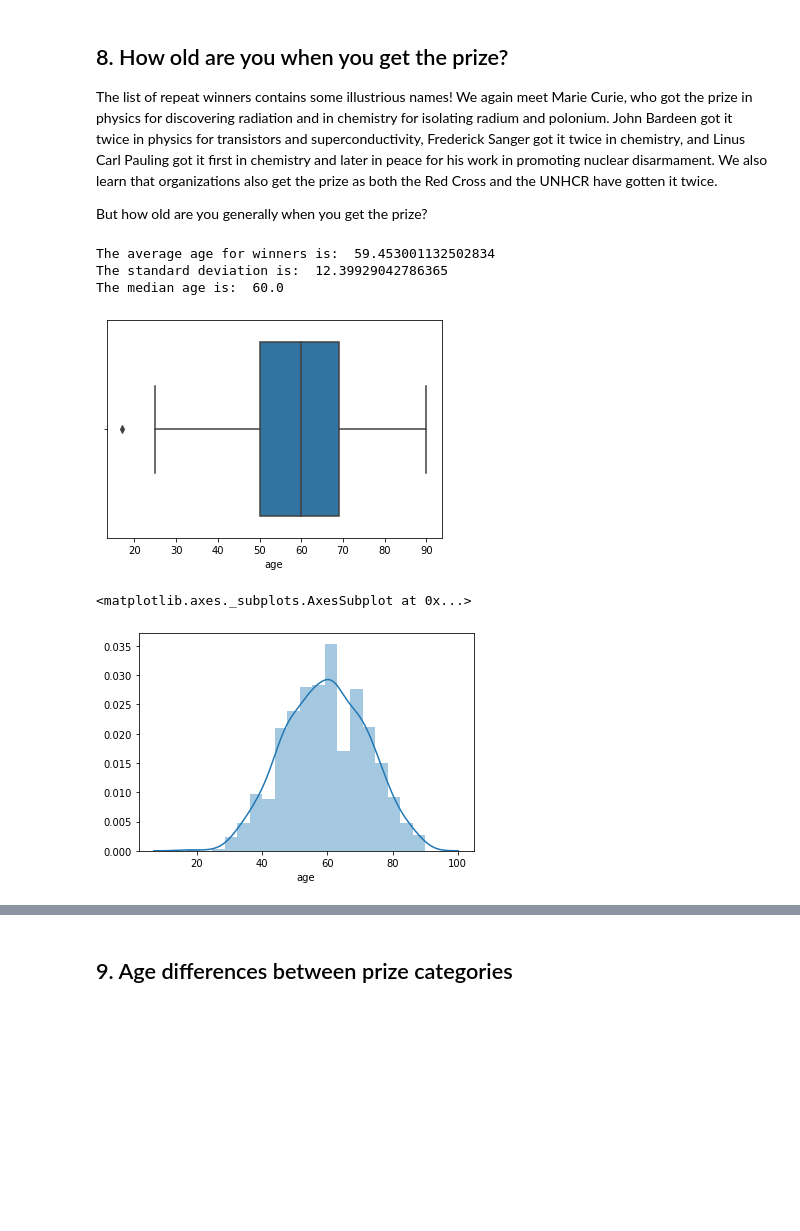
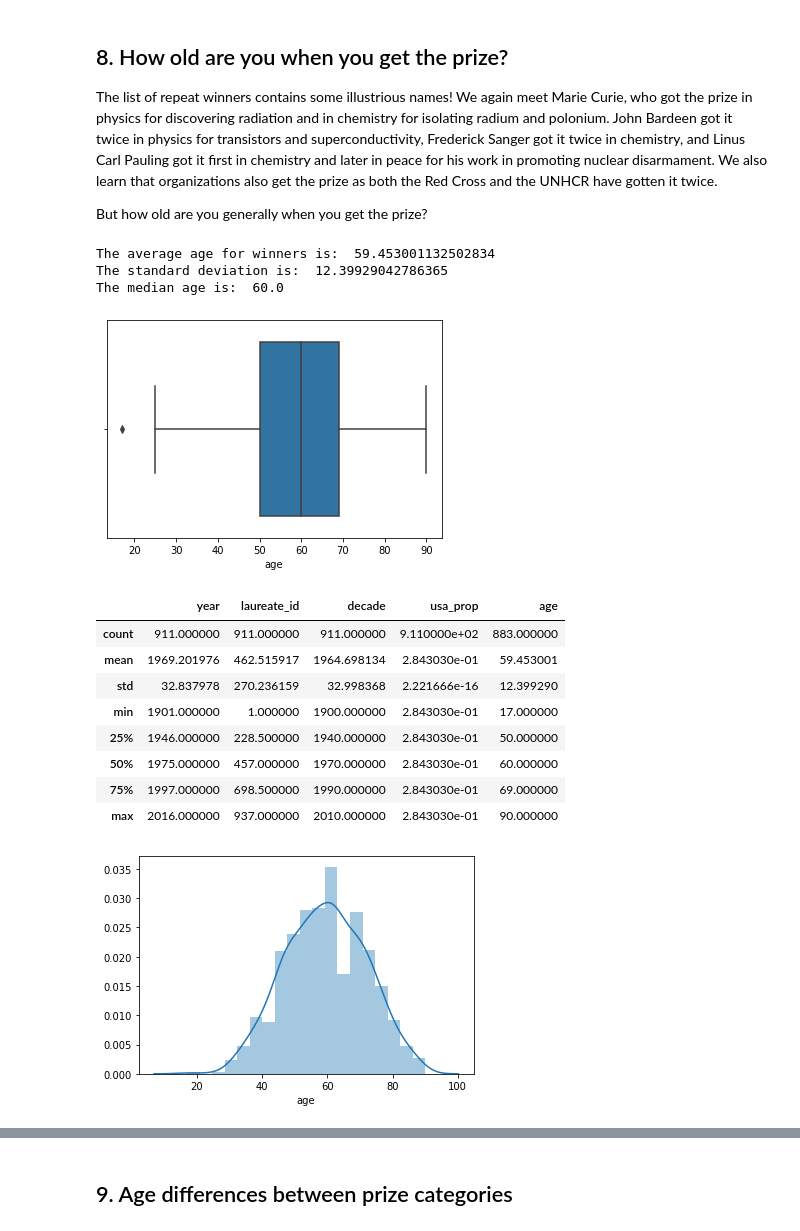
Before and after one commit to boitshepo97/nobel-prize-winners, a Jupyter notebook: nobelprizewinners.ipynb, the cells around one changed output, grey strips where cells are left out. Drawn from its saved outputs; the diff is of its cells as text; code cells hidden in the pictures; blank space fills up the shorter version.

```diff
--- a/nobelprizewinners.ipynb
+++ b/nobelprizewinners.ipynb
@@ -253,23 +239,32 @@ How many people have received 2 or more prizes?
 # %%
 # Converting birth_date from String to datetime
 from datetime import time
 nobel['birth_date'] = pd.to_datetime(nobel.birth_date)
 
 # Calculating the age of Nobel Prize winners
 nobel['age'] = nobel.year- nobel.birth_date.dt.year
 
 # What is the mean age of winners and it's standard devation? What is the median age?
 print('The average age for winners is: ',nobel.age.mean())
 print('The standard deviation is: ', nobel.age.std())
 
 print('The median age is: ', nobel.age.median())
 sns.boxplot(x='age', data=nobel)
 plt.show()
 sns.distplot(nobel.age.dropna())
+nobel.describe()
 # %% [output]
 The average age for winners is:  59.453001132502834
 The standard deviation is:  12.39929042786365
 The median age is:  60.0
 [figure]
-<matplotlib.axes._subplots.AxesSubplot at 0x...>
+|  | year | laureate_id | decade | usa_prop | age |
+| count | 911.000000 | 911.000000 | 911.000000 | 9.110000e+02 | 883.000000 |
+| mean | 1969.201976 | 462.515917 | 1964.698134 | 2.843030e-01 | 59.453001 |
+| std | 32.837978 | 270.236159 | 32.998368 | 2.221666e-16 | 12.399290 |
+| min | 1901.000000 | 1.000000 | 1900.000000 | 2.843030e-01 | 17.000000 |
+| 25% | 1946.000000 | 228.500000 | 1940.000000 | 2.843030e-01 | 50.000000 |
+| 50% | 1975.000000 | 457.000000 | 1970.000000 | 2.843030e-01 | 60.000000 |
+| 75% | 1997.000000 | 698.500000 | 1990.000000 | 2.843030e-01 | 69.000000 |
+| max | 2016.000000 | 937.000000 | 2010.000000 | 2.843030e-01 | 90.000000 |
 [figure]
```
Also changed, not shown: parts of 17 cells of this notebook.
